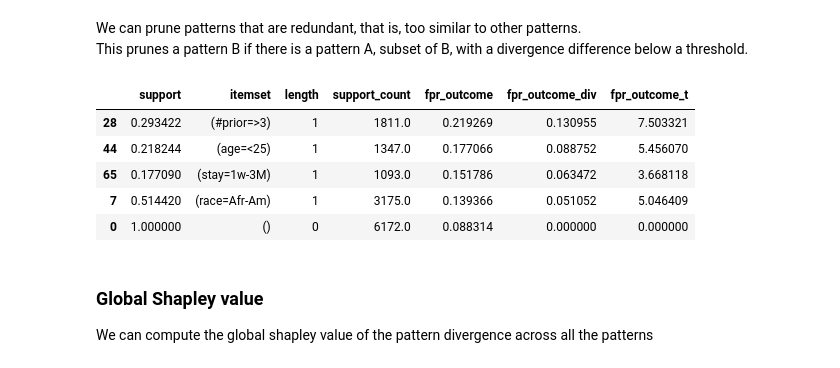
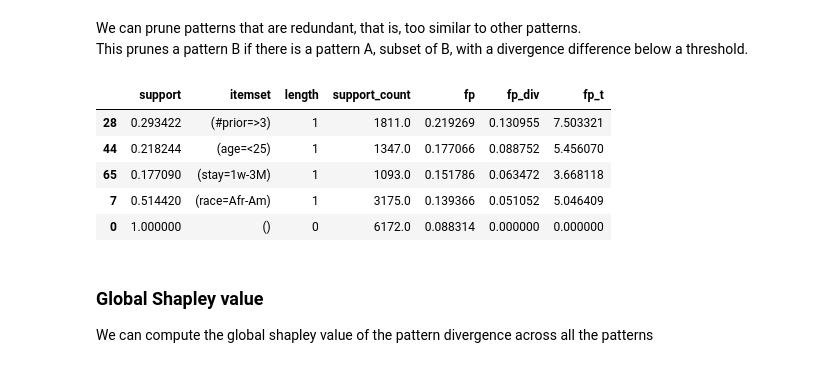
Before and after one commit to divexplorer/divexplorer, a Jupyter notebook: DivExplorerExample.ipynb, the cells around one changed output. Saved outputs shown, nothing was run; the diff lists cells and outputs as text; code cells hidden in the pictures.

```diff
--- a/DivExplorerExample.ipynb
+++ b/DivExplorerExample.ipynb
@@ -208,11 +208,11 @@ This prunes a pattern B if there is a pattern A, subset of B, with a divergence
 # %%
 # We can prune the patterns that are redundant
 # We keep only the patterns that are not redundant with a threshold of 0.05
 
 df_pruned = fp_diver.redundancy_pruning(th_redundancy=0.05)
-df_pruned.sort_values("fpr_outcome_div", ascending=False).head(5)
+df_pruned.sort_values("fp_div", ascending=False).head(5)
 # %% [output]
-|  | support | itemset | length | support_count | fpr_outcome | fpr_outcome_div | fpr_outcome_t |
+|  | support | itemset | length | support_count | fp | fp_div | fp_t |
 | 28 | 0.293422 | (#prior=>3) | 1 | 1811.0 | 0.219269 | 0.130955 | 7.503321 |
 | 44 | 0.218244 | (age=<25) | 1 | 1347.0 | 0.177066 | 0.088752 | 5.456070 |
 | 65 | 0.177090 | (stay=1w-3M) | 1 | 1093.0 | 0.151786 | 0.063472 | 3.668118 |
```
Also changed, not shown: parts of 10 cells of this notebook, 1 other file.
